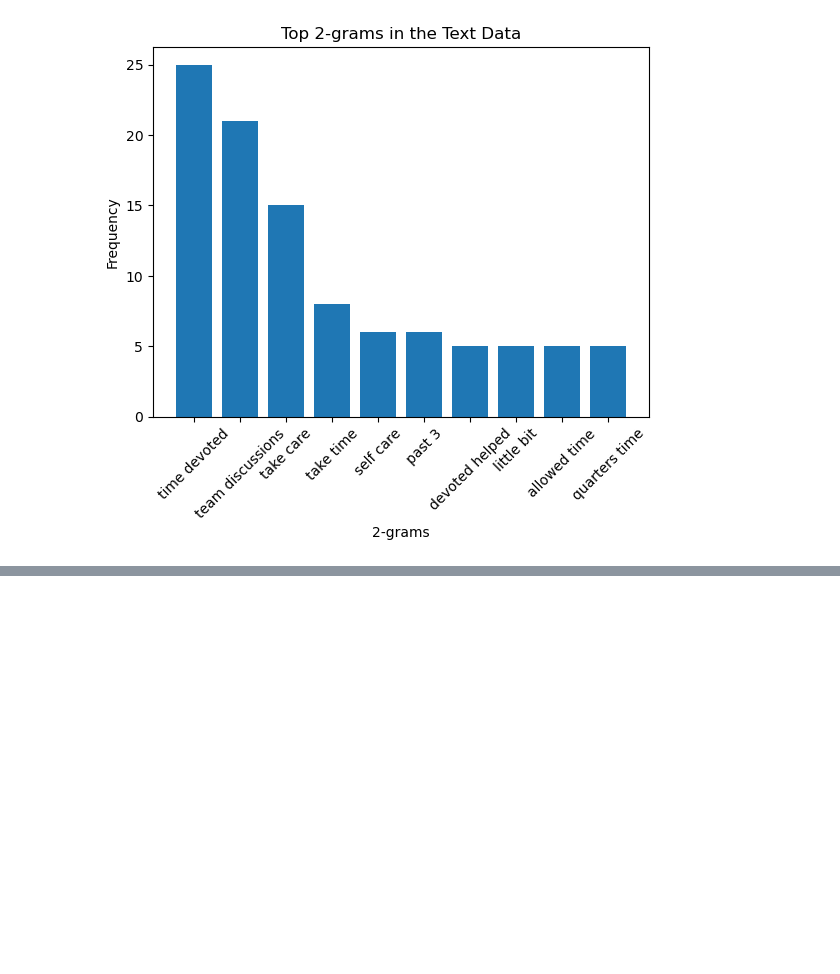
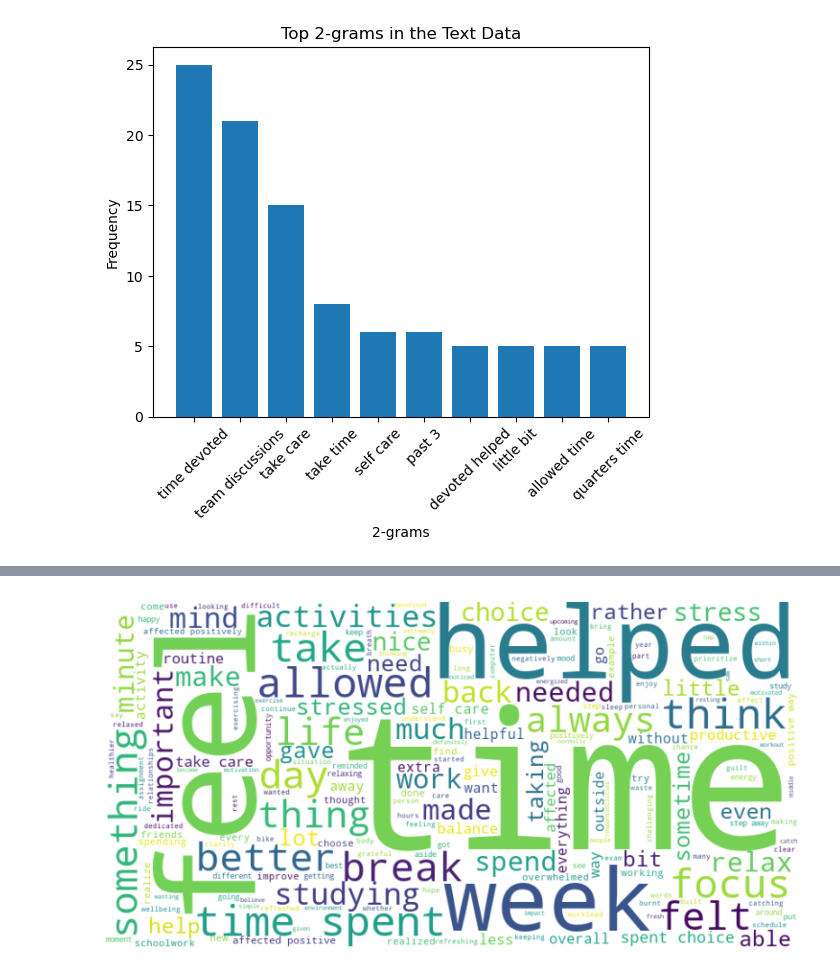
Before and after one commit to bellaachang/UW-Pharm-NLP, a Jupyter notebook: Bing.ipynb, the cells around one changed output, grey strips where cells are left out. Saved outputs shown, nothing was run; the diff lists cells and outputs as text; code cells hidden in the pictures; blank space fills up the shorter version.

```diff
--- a/Bing.ipynb
+++ b/Bing.ipynb
@@ -220,20 +302,22 @@ from nltk.tokenize import word_tokenize
 from collections import Counter
 import matplotlib.pyplot as plt
 
+n_grams2df = sample2.copy()
+
 def extract_ngrams(tokens, n):
     return list(ngrams(tokens, n))
 
 n = 2  # Set 'n' to the desired N-gram size (e.g., 2 for bigrams)
 
-# Assuming 'sample2' is a DataFrame and 'CPD_Q3' column contains tokenized words
-# If 'CPD_Q3' contains strings of comma-separated words, convert them to a list of words (tokens)
-sample2['CPD_Q3'] = sample2['CPD_Q3'].apply(lambda x: x if isinstance(x, list) else x.split(','))
+# Assuming 'sample' is a DataFrame and 'CPD_Q1' column contains tokenized words
+# If 'CPD_Q1' contains strings of comma-separated words, convert them to a list of words (tokens)
+n_grams2df['CPD_Q3'] = n_grams2df['CPD_Q3'].apply(lambda x: x if isinstance(x, list) else x.split(','))
 
 # Extract N-grams from the token lists
-sample2['Ngrams'] = sample2['CPD_Q3'].apply(lambda x: extract_ngrams(x, n))
+n_grams2df['Ngrams'] = n_grams2df['CPD_Q3'].apply(lambda x: extract_ngrams(x, n))
 
 # Flatten the list of N-grams
-ngrams_flat = [ngram for sublist in sample2['Ngrams'] for ngram in sublist]
+ngrams_flat = [ngram for sublist in n_grams2df['Ngrams'] for ngram in sublist]
 
 # Count the frequency of each N-gram
 ngram_counts = Counter(ngrams_flat)
@@ -329,0 +445,29 @@ Most Common 2-grams:
+# %%
+import pandas as pd
+from wordcloud import WordCloud
+import matplotlib.pyplot as plt
+
+word_cloudq3 = sample2.copy()
+
+# Join the tokenized words into a single string for the word cloud
+text_data = " ".join(" ".join(response) for response in word_cloudq3['CPD_Q3'])
+
+# Create and configure the WordCloud object
+wordcloud = WordCloud(
+    width=800,
+    height=400,
+    background_color='white',
+    colormap='viridis',
+    max_words=200,
+)
+
+# Generate the word cloud
+wordcloud.generate(text_data)
+
+# Display the word cloud
+plt.figure(figsize=(10, 5))
+plt.imshow(wordcloud, interpolation='bilinear')
+plt.axis("off")  # Hide the axis
+plt.show()
+# %% [output]
+[figure, added]
```
Also changed, not shown: parts of 10 cells of this notebook.
